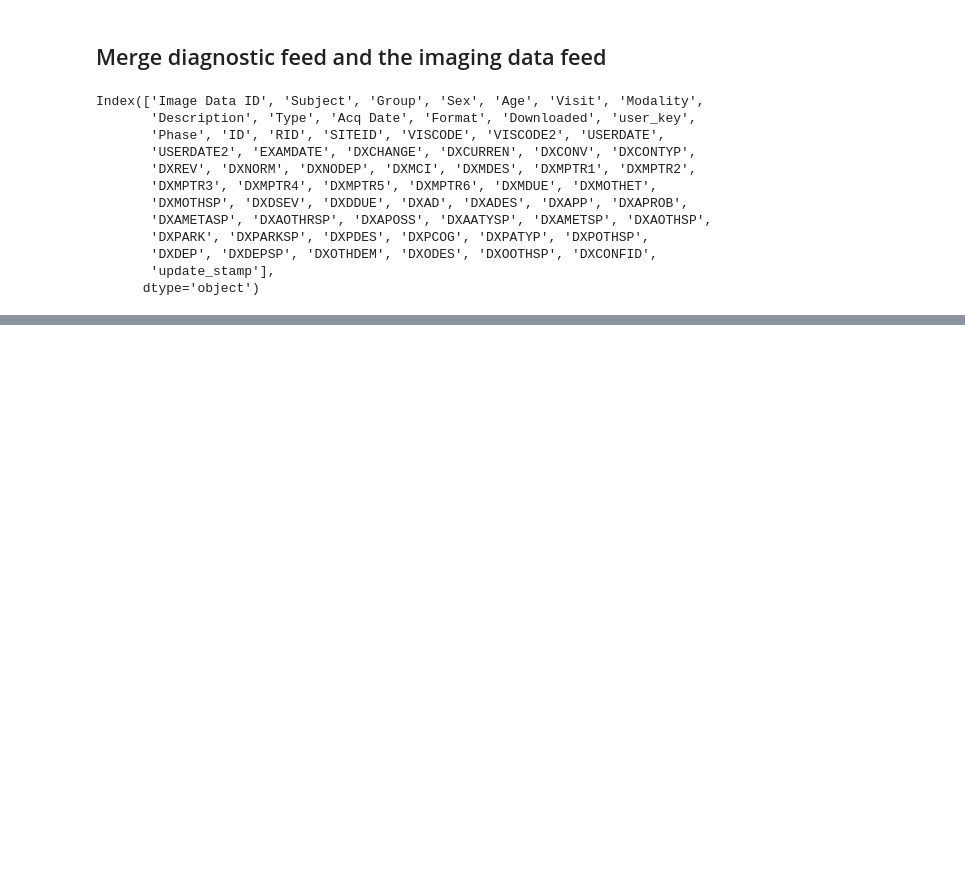
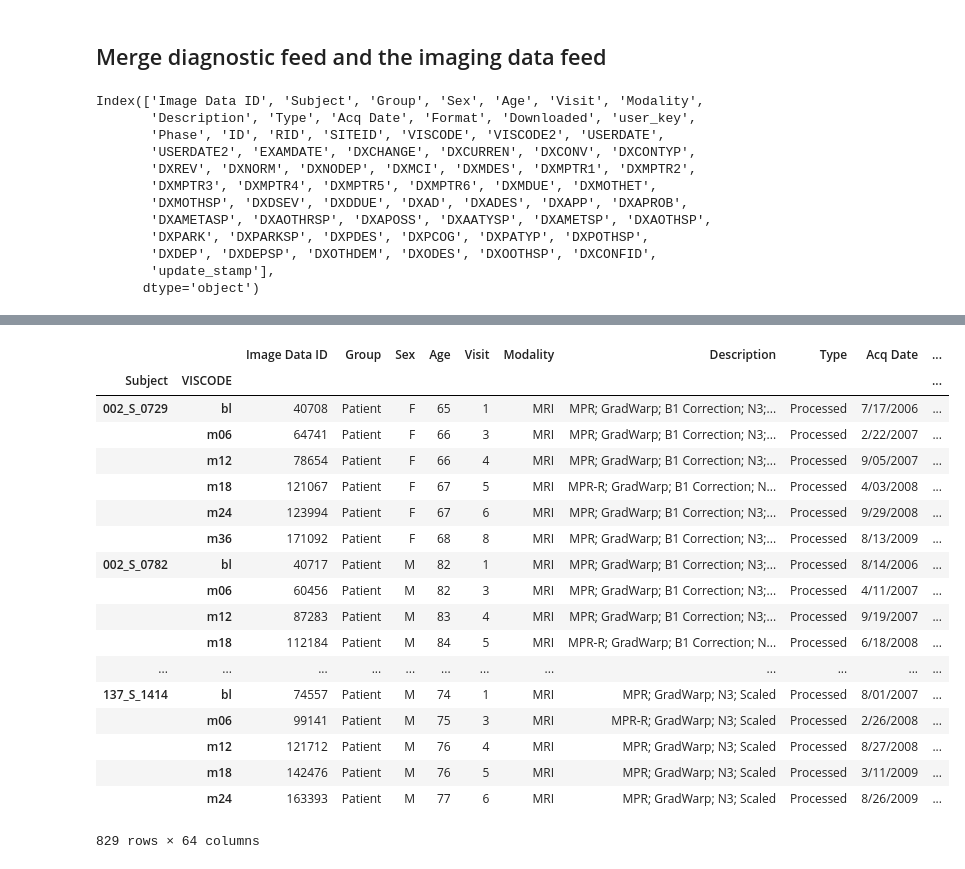
Before and after one commit to boreshkinai/longitudinal-analysis, a Jupyter notebook: adni1_descriptive_stats.ipynb, the cells around one changed output, grey strips where cells are left out. Drawn from its saved outputs; the diff is of its cells as text; code cells hidden in the pictures; blank space fills up the shorter version.

```diff
--- a/adni1_descriptive_stats.ipynb
+++ b/adni1_descriptive_stats.ipynb
@@ -129,0 +159,25 @@ imaging_and_diagnostics[imaging_and_diagnostics['DXCURREN'].isnull()].transpose(
+# %%
+imaging_and_diagnostics_bl_mci = imaging_and_diagnostics[imaging_and_diagnostics['Subject'].isin(valid_subjects)]
+imaging_and_diagnostics_bl_mci.set_index(['Subject', 'VISCODE'], inplace=True)
+imaging_and_diagnostics_bl_mci = imaging_and_diagnostics_bl_mci.sortlevel()
+imaging_and_diagnostics_bl_mci
+# %% [output]
+|  |  | Image Data ID | Group | Sex | Age | Visit | Modality | Description | Type | Acq Date | ... |
+| Subject | VISCODE |  |  |  |  |  |  |  |  |  | ... |
+| 002_S_0729 | bl | 40708 | Patient | F | 65 | 1 | MRI | MPR; GradWarp; B1 Correction; N3;... | Processed | 7/17/2006 | ... |
+|  | m06 | 64741 | Patient | F | 66 | 3 | MRI | MPR; GradWarp; B1 Correction; N3;... | Processed | 2/22/2007 | ... |
+|  | m12 | 78654 | Patient | F | 66 | 4 | MRI | MPR; GradWarp; B1 Correction; N3;... | Processed | 9/05/2007 | ... |
+|  | m18 | 121067 | Patient | F | 67 | 5 | MRI | MPR-R; GradWarp; B1 Correction; N... | Processed | 4/03/2008 | ... |
+|  | m24 | 123994 | Patient | F | 67 | 6 | MRI | MPR; GradWarp; B1 Correction; N3;... | Processed | 9/29/2008 | ... |
+|  | m36 | 171092 | Patient | F | 68 | 8 | MRI | MPR; GradWarp; B1 Correction; N3;... | Processed | 8/13/2009 | ... |
+| 002_S_0782 | bl | 40717 | Patient | M | 82 | 1 | MRI | MPR; GradWarp; B1 Correction; N3;... | Processed | 8/14/2006 | ... |
+|  | m06 | 60456 | Patient | M | 82 | 3 | MRI | MPR; GradWarp; B1 Correction; N3;... | Processed | 4/11/2007 | ... |
+|  | m12 | 87283 | Patient | M | 83 | 4 | MRI | MPR; GradWarp; B1 Correction; N3;... | Processed | 9/19/2007 | ... |
+|  | m18 | 112184 | Patient | M | 84 | 5 | MRI | MPR-R; GradWarp; B1 Correction; N... | Processed | 6/18/2008 | ... |
+| ... | ... | ... | ... | ... | ... | ... | ... | ... | ... | ... | ... |
+| 137_S_1414 | bl | 74557 | Patient | M | 74 | 1 | MRI | MPR; GradWarp; N3; Scaled | Processed | 8/01/2007 | ... |
+|  | m06 | 99141 | Patient | M | 75 | 3 | MRI | MPR-R; GradWarp; N3; Scaled | Processed | 2/26/2008 | ... |
+|  | m12 | 121712 | Patient | M | 76 | 4 | MRI | MPR; GradWarp; N3; Scaled | Processed | 8/27/2008 | ... |
+|  | m18 | 142476 | Patient | M | 76 | 5 | MRI | MPR; GradWarp; N3; Scaled | Processed | 3/11/2009 | ... |
+|  | m24 | 163393 | Patient | M | 77 | 6 | MRI | MPR; GradWarp; N3; Scaled | Processed | 8/26/2009 | ... |
+829 rows × 64 columns
```
Also changed, not shown: parts of 12 cells of this notebook, 2 other files.
